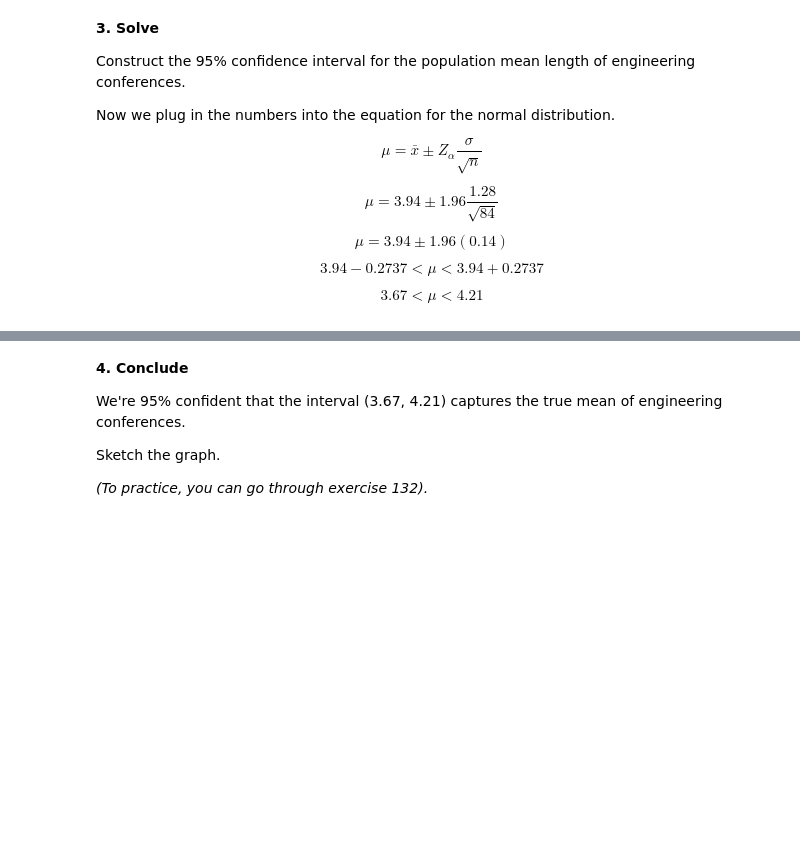
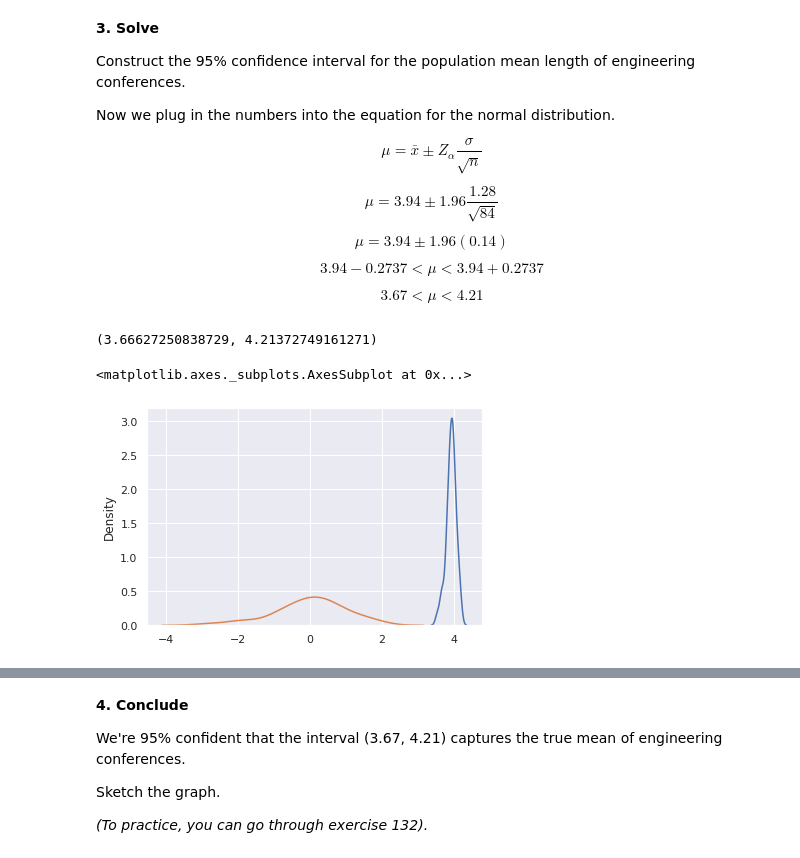
Before and after one commit to ia-nechaev/aqm2022, a Jupyter notebook: Exercises_Chapter_8.ipynb, the cells around one changed output, grey strips where cells are left out. Drawn from its saved outputs; the diff is of its cells as text; code cells hidden in the pictures; blank space fills up the shorter version.

```diff
--- a/Exercises_Chapter_8.ipynb
+++ b/Exercises_Chapter_8.ipynb
@@ -192,0 +201,19 @@ Now we plug in the numbers into the equation for the normal distribution.
+# %%
+mean=3.94
+std=1.28/(84**0.5)
+x=np.random.normal(loc=mean, scale=std, size=100)
+# %%
+ci=stats.norm.interval(alpha=0.95,
+                 loc=mean,
+                 scale=std)
+ci
+# %% [output]
+(3.66627250838729, 4.21372749161271)
+# %%
+z=stats.zscore(x)
+# %%
+sns.kdeplot(x, label='Normal Distribution')
+sns.kdeplot(z, label='Standardized ND (Zscores)')
+# %% [output]
+<matplotlib.axes._subplots.AxesSubplot at 0x...>
+[figure, added]
```
Also changed, not shown: parts of 4 cells of this notebook.
